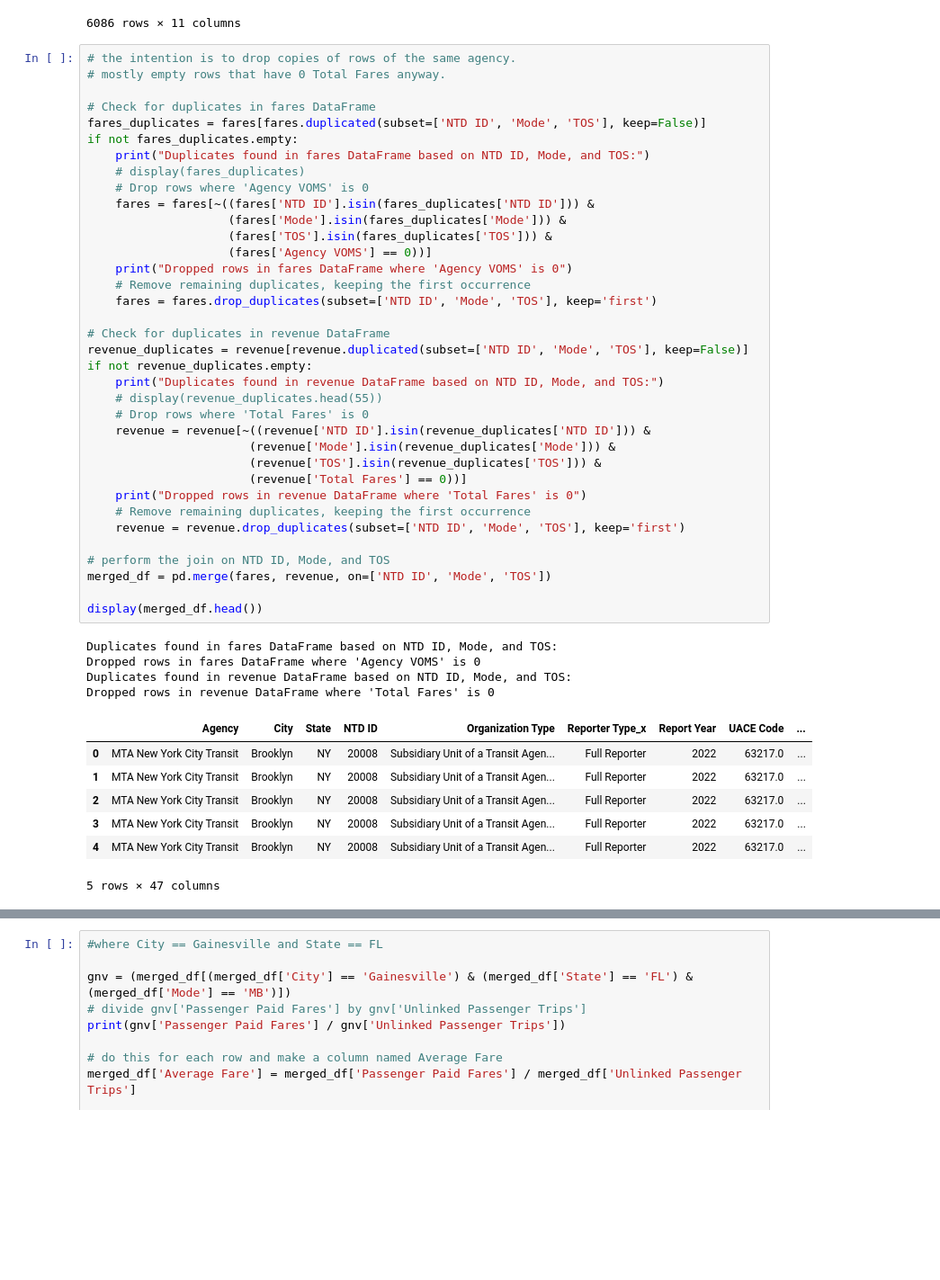
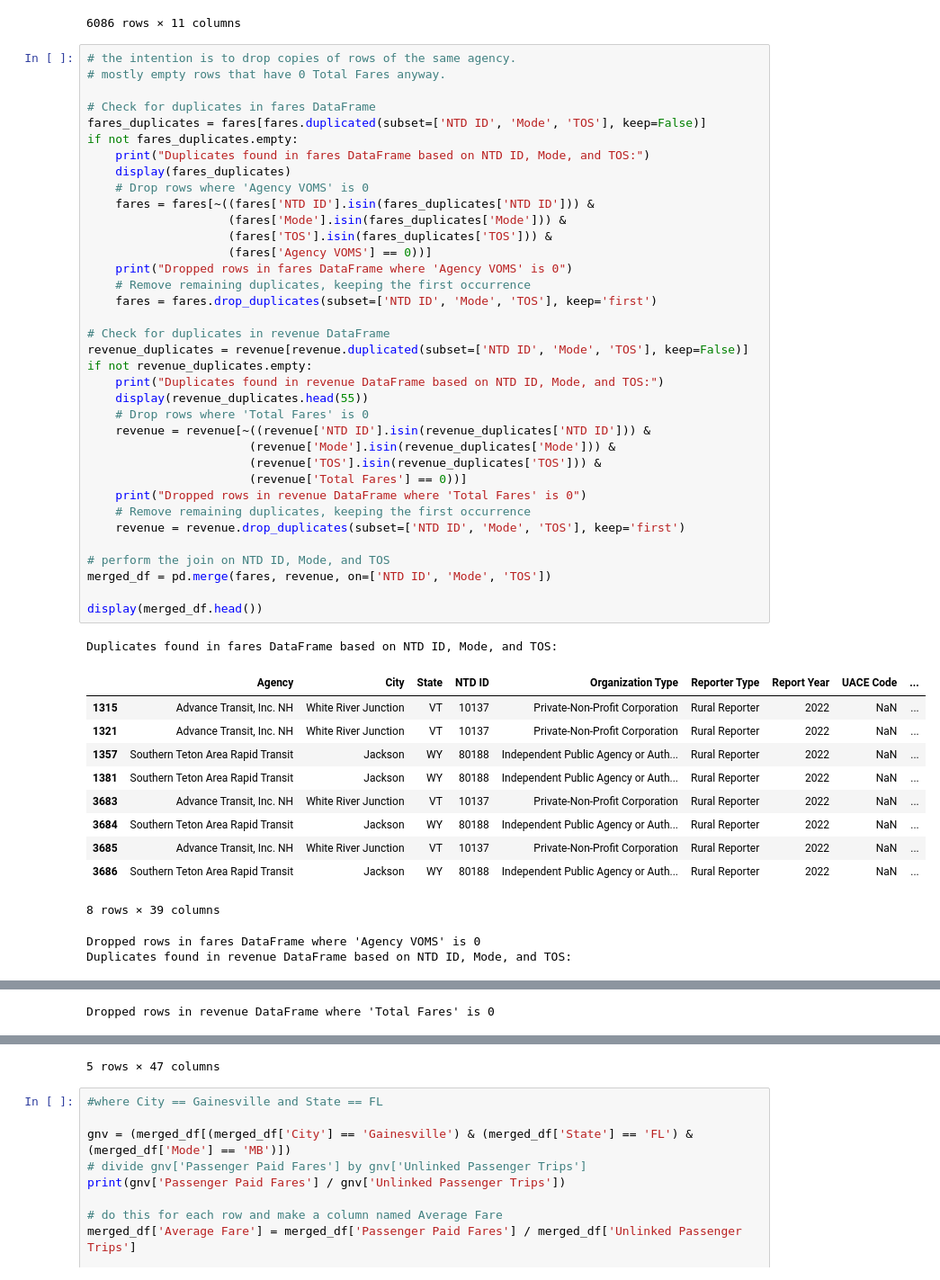
Before and after one commit to e-mission/e-mission-common, a Jupyter notebook: src/emcommon/metrics/transit/transit.ipynb, the cells around one changed output, grey strips where cells are left out. Shown at 90% size. Cells and saved outputs as stored; diff of their text form; blank space fills up the shorter version.

```diff
--- a/src/emcommon/metrics/transit/transit.ipynb
+++ b/src/emcommon/metrics/transit/transit.ipynb
@@ -262,43 +262,45 @@ revenue
 fares_duplicates = fares[fares.duplicated(subset=['NTD ID', 'Mode', 'TOS'], keep=False)]
 if not fares_duplicates.empty:
     print("Duplicates found in fares DataFrame based on NTD ID, Mode, and TOS:")
-    # display(fares_duplicates)
+    display(fares_duplicates)
     # Drop rows where 'Agency VOMS' is 0
     fares = fares[~((fares['NTD ID'].isin(fares_duplicates['NTD ID'])) &
                     (fares['Mode'].isin(fares_duplicates['Mode'])) &
                     (fares['TOS'].isin(fares_duplicates['TOS'])) &
                     (fares['Agency VOMS'] == 0))]
     print("Dropped rows in fares DataFrame where 'Agency VOMS' is 0")
     # Remove remaining duplicates, keeping the first occurrence
     fares = fares.drop_duplicates(subset=['NTD ID', 'Mode', 'TOS'], keep='first')
 
 # Check for duplicates in revenue DataFrame
 revenue_duplicates = revenue[revenue.duplicated(subset=['NTD ID', 'Mode', 'TOS'], keep=False)]
 if not revenue_duplicates.empty:
     print("Duplicates found in revenue DataFrame based on NTD ID, Mode, and TOS:")
-    # display(revenue_duplicates.head(55))
+    display(revenue_duplicates.head(55))
     # Drop rows where 'Total Fares' is 0
     revenue = revenue[~((revenue['NTD ID'].isin(revenue_duplicates['NTD ID'])) &
                        (revenue['Mode'].isin(revenue_duplicates['Mode'])) &
                        (revenue['TOS'].isin(revenue_duplicates['TOS'])) &
                        (revenue['Total Fares'] == 0))]
     print("Dropped rows in revenue DataFrame where 'Total Fares' is 0")
     # Remove remaining duplicates, keeping the first occurrence
     revenue = revenue.drop_duplicates(subset=['NTD ID', 'Mode', 'TOS'], keep='first')
 
 # perform the join on NTD ID, Mode, and TOS
 merged_df = pd.merge(fares, revenue, on=['NTD ID', 'Mode', 'TOS'])
 
 display(merged_df.head())
 # %% [output]
 Duplicates found in fares DataFrame based on NTD ID, Mode, and TOS:
-Dropped rows in fares DataFrame where 'Agency VOMS' is 0
-Duplicates found in revenue DataFrame based on NTD ID, Mode, and TOS:
-Dropped rows in revenue DataFrame where 'Total Fares' is 0
-|  | Agency | City | State | NTD ID | Organization Type | Reporter Type_x | Report Year | UACE Code | ... |
-| 0 | MTA New York City Transit | Brooklyn | NY | 20008 | Subsidiary Unit of a Transit Agen... | Full Reporter | 2022 | 63217.0 | ... |
-| 1 | MTA New York City Transit | Brooklyn | NY | 20008 | Subsidiary Unit of a Transit Agen... | Full Reporter | 2022 | 63217.0 | ... |
-| 2 | MTA New York City Transit | Brooklyn | NY | 20008 | Subsidiary Unit of a Transit Agen... | Full Reporter | 2022 | 63217.0 | ... |
-| 3 | MTA New York City Transit | Brooklyn | NY | 20008 | Subsidiary Unit of a Transit Agen... | Full Reporter | 2022 | 63217.0 | ... |
-| 4 | MTA New York City Transit | Brooklyn | NY | 20008 | Subsidiary Unit of a Transit Agen... | Full Reporter | 2022 | 63217.0 | ... |
+|  | Agency | City | State | NTD ID | Organization Type | Reporter Type | Report Year | UACE Code | ... |
+| 1315 | Advance Transit, Inc. NH | White River Junction | VT | 10137 | Private-Non-Profit Corporation | Rural Reporter | 2022 | NaN | ... |
+| 1321 | Advance Transit, Inc. NH | White River Junction | VT | 10137 | Private-Non-Profit Corporation | Rural Reporter | 2022 | NaN | ... |
+| 1357 | Southern Teton Area Rapid Transit | Jackson | WY | 80188 | Independent Public Agency or Auth... | Rural Reporter | 2022 | NaN | ... |
+| 1381 | Southern Teton Area Rapid Transit | Jackson | WY | 80188 | Independent Public Agency or Auth... | Rural Reporter | 2022 | NaN | ... |
+| 3683 | Advance Transit, Inc. NH | White River Junction | VT | 10137 | Private-Non-Profit Corporation | Rural Reporter | 2022 | NaN | ... |
+| 3684 | Southern Teton Area Rapid Transit | Jackson | WY | 80188 | Independent Public Agency or Auth... | Rural Reporter | 2022 | NaN | ... |
+| 3685 | Advance Transit, Inc. NH | White River Junction | VT | 10137 | Private-Non-Profit Corporation | Rural Reporter | 2022 | NaN | ... |
+| 3686 | Southern Teton Area Rapid Transit | Jackson | WY | 80188 | Independent Public Agency or Auth... | Rural Reporter | 2022 | NaN | ... |
-5 rows × 47 columns
+8 rows × 39 columns
+Dropped rows in fares DataFrame where 'Agency VOMS' is 0
+Duplicates found in revenue DataFrame based on NTD ID, Mode, and TOS:
@@ -304,0 +324 @@ Dropped rows in revenue DataFrame where 'Total Fares' is 0
+Dropped rows in revenue DataFrame where 'Total Fares' is 0
@@ -305,3 +331,4 @@ Dropped rows in revenue DataFrame where 'Total Fares' is 0
+5 rows × 47 columns
 # %%
 #where City == Gainesville and State == FL
 
```
Also changed, not shown: parts of 1 cell of this notebook, 17 other files.
